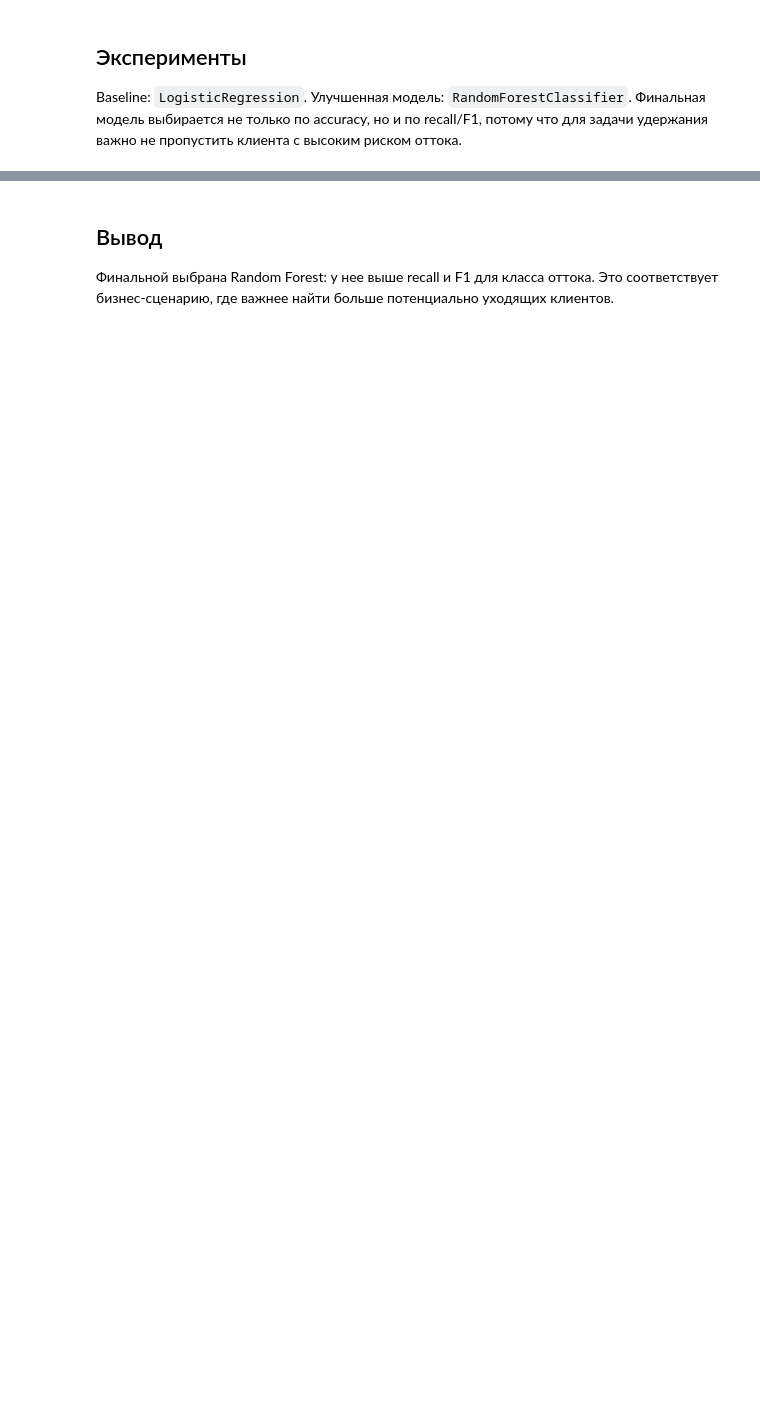
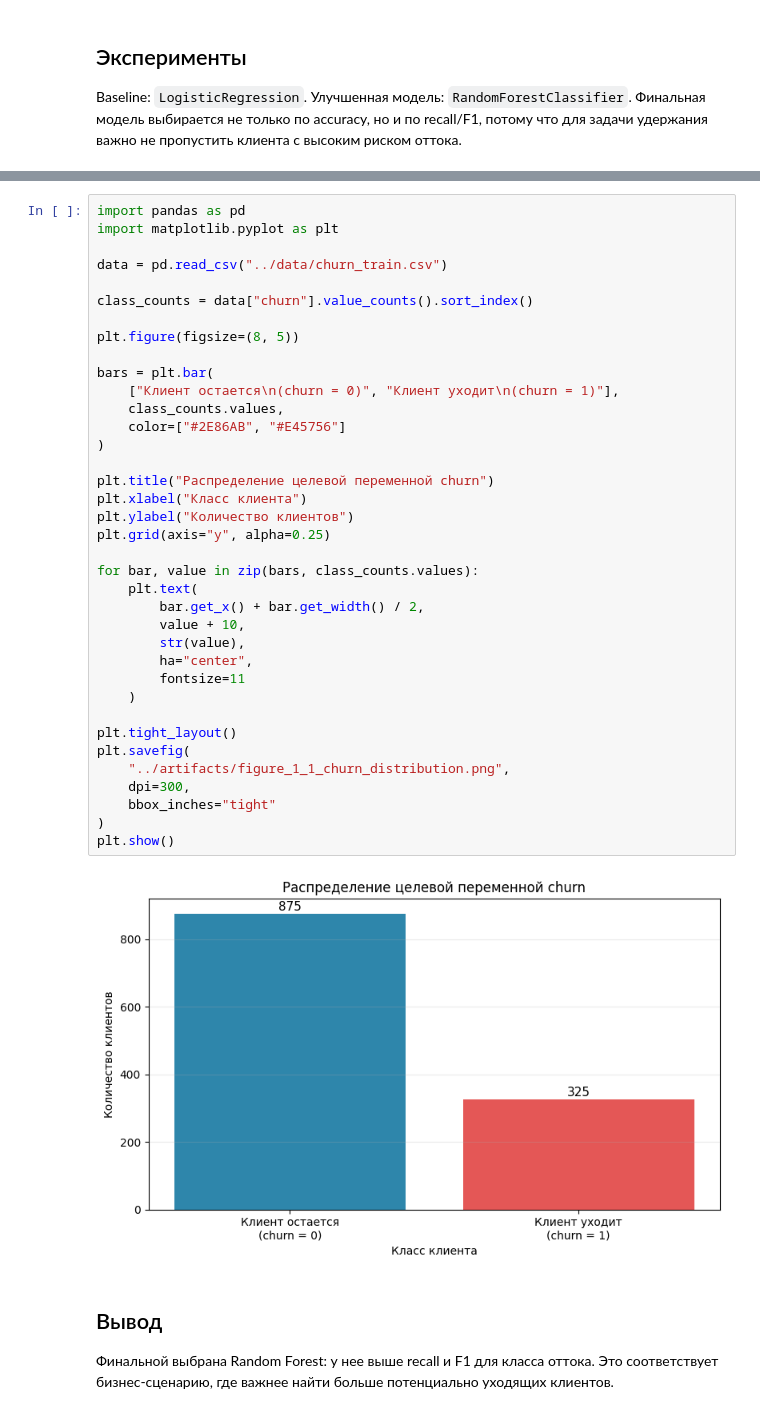
Before and after one commit to MarioDD1/Artificial_Intelligence_engineer-main, a Jupyter notebook: project/notebooks/01_eda_and_experiments.ipynb, the cells around one changed output, grey strips where cells are left out. Saved outputs shown, nothing was run; the diff lists cells and outputs as text; blank space fills up the shorter version.

```diff
--- a/project/notebooks/01_eda_and_experiments.ipynb
+++ b/project/notebooks/01_eda_and_experiments.ipynb
@@ -26,3 +61,42 @@ metrics
+# %%
+import pandas as pd
+import matplotlib.pyplot as plt
+
+data = pd.read_csv("../data/churn_train.csv")
+
+class_counts = data["churn"].value_counts().sort_index()
+
+plt.figure(figsize=(8, 5))
+
+bars = plt.bar(
+    ["Клиент остается\n(churn = 0)", "Клиент уходит\n(churn = 1)"],
+    class_counts.values,
+    color=["#2E86AB", "#E45756"]
+)
+
+plt.title("Распределение целевой переменной churn")
+plt.xlabel("Класс клиента")
+plt.ylabel("Количество клиентов")
+plt.grid(axis="y", alpha=0.25)
+
+for bar, value in zip(bars, class_counts.values):
+    plt.text(
+        bar.get_x() + bar.get_width() / 2,
+        value + 10,
+        str(value),
+        ha="center",
+        fontsize=11
+    )
+
+plt.tight_layout()
+plt.savefig(
+    "../artifacts/figure_1_1_churn_distribution.png",
+    dpi=300,
+    bbox_inches="tight"
+)
+plt.show()
+# %% [output]
+[figure, added]
 # %% [markdown]
 ## Вывод
 
```
Also changed, not shown: parts of 3 cells of this notebook, 2 other files.
